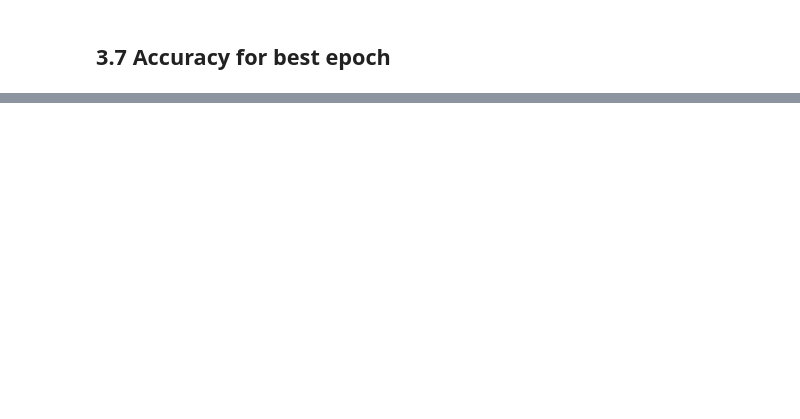
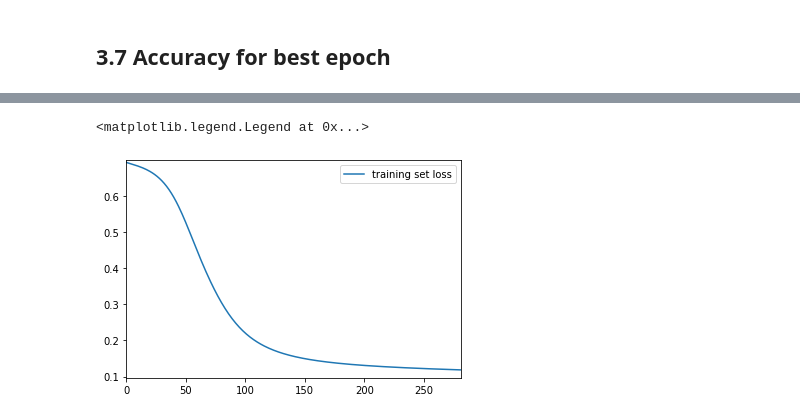
Before and after one commit to adamnpeace/comp90-cw1, a Jupyter notebook: q3/q3-ksenia.ipynb, the cells around one changed output, grey strips where cells are left out. Saved outputs shown, nothing was run; the diff lists cells and outputs as text; code cells hidden in the pictures; blank space fills up the shorter version.

```diff
--- a/q3/q3-ksenia.ipynb
+++ b/q3/q3-ksenia.ipynb
@@ -365,0 +361,7 @@ Accuracy on validation set = 95.3
+# %%
+plt.axis([0, epoch-19, min(loss_training) - 0.02, max(loss_training) + 0.005])
+plt.plot(loss_training, label='training set loss')
+plt.legend(loc='upper right')
+# %% [output]
+<matplotlib.legend.Legend at 0x...>
+[figure, added]
```
Also changed, not shown: parts of 15 cells of this notebook.
